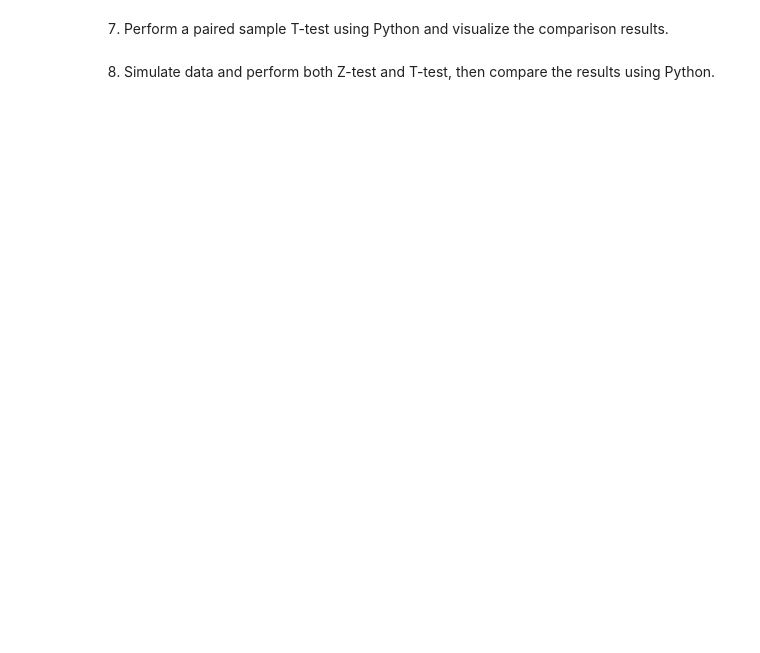
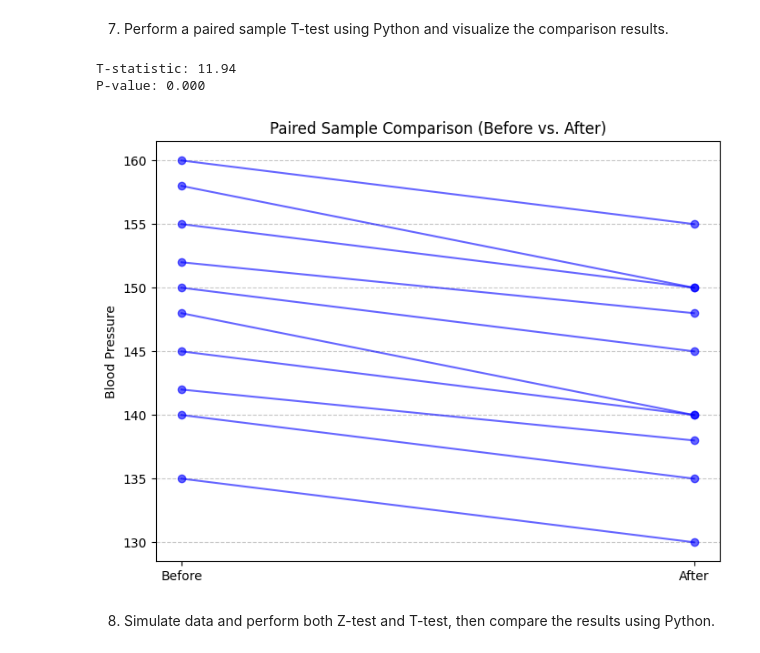
Before and after one commit to rashiagrawal05/Statistics_Assignments, a Jupyter notebook: Stat_adv2.ipynb, the cells around one changed output. Cells and saved outputs as stored; diff of their text form; code cells hidden in the pictures; blank space fills up the shorter version.

```diff
--- a/Stat_adv2.ipynb
+++ b/Stat_adv2.ipynb
@@ -337,4 +476,26 @@ NameError: name 'z_stat' is not defined
 # %% [markdown]
 7. Perform a paired sample T-test using Python and visualize the comparison results.
+# %%
+bp_before = np.array([140, 155, 148, 160, 135, 150, 142, 158, 145, 152])
+bp_after = np.array([135, 150, 140, 155, 130, 145, 138, 150, 140, 148])
+t_statistic, p_value = stats.ttest_rel(bp_before, bp_after)
+print(f"T-statistic: {t_statistic:.2f}")
+print(f"P-value: {p_value:.3f}")
+
+import pandas as pd
+data = pd.DataFrame({'Before': bp_before, 'After': bp_after})
+
+plt.figure(figsize=(8, 6))
+for i in range(len(data)):
+  plt.plot([1, 2], [data['Before'][i], data['After'][i]], marker='o', color='b', alpha=0.6)
+plt.xticks([1, 2], ['Before', 'After'])
+plt.ylabel('Blood Pressure')
+plt.title('Paired Sample Comparison (Before vs. After)')
+plt.grid(axis='y', linestyle='--', alpha=0.7)
+plt.show()
+# %% [output]
+T-statistic: 11.94
+P-value: 0.000
+[figure, added]
 # %% [markdown]
 8. Simulate data and perform both Z-test and T-test, then compare the results using Python.
```
Also changed, not shown: parts of 53 cells of this notebook.
